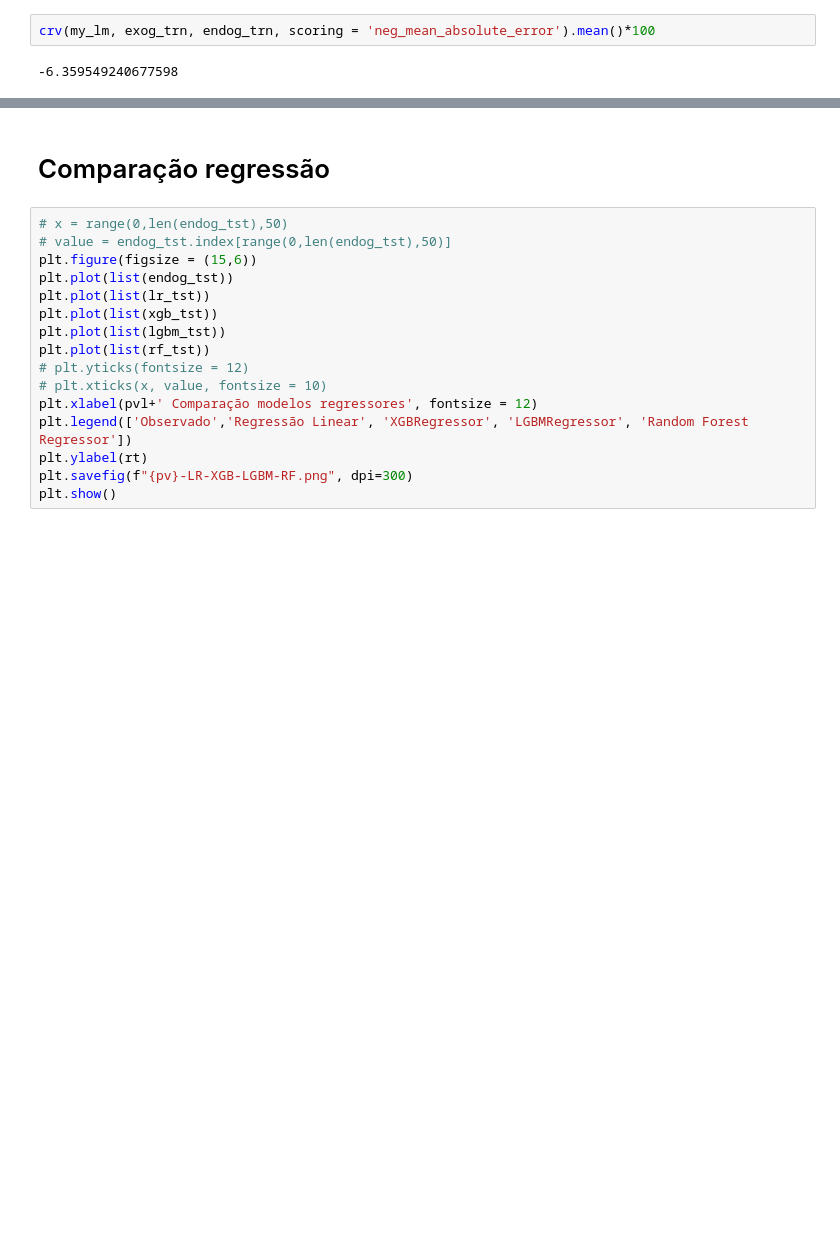
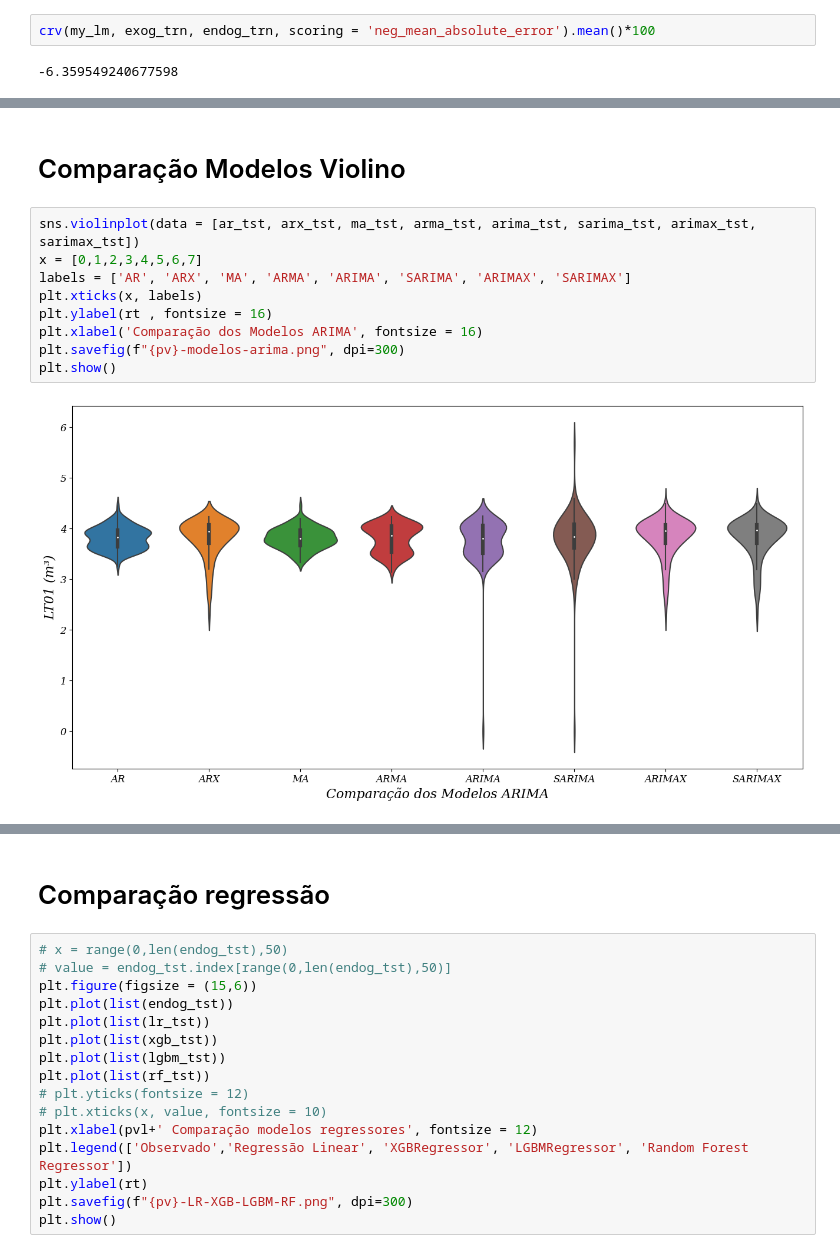
Before and after one commit to TheTchesko/Mestre-Tchesko, a Jupyter notebook: Modelos em Python/Modelos ARIMA.ipynb, the cells around one changed output, grey strips where cells are left out. Cells and saved outputs as stored; diff of their text form; blank space fills up the shorter version.

```diff
--- a/Modelos em Python/Modelos ARIMA.ipynb
+++ b/Modelos em Python/Modelos ARIMA.ipynb
@@ -2081,0 +2071,13 @@ crv(my_rf, exog_trn, endog_trn, scoring = 'neg_mean_absolute_error').mean()*100
+# %% [markdown]
+#  Comparação Modelos Violino
+# %%
+sns.violinplot(data = [ar_tst, arx_tst, ma_tst, arma_tst, arima_tst, sarima_tst, arimax_tst, sarimax_tst])
+x = [0,1,2,3,4,5,6,7]
+labels = ['AR', 'ARX', 'MA', 'ARMA', 'ARIMA', 'SARIMA', 'ARIMAX', 'SARIMAX']
+plt.xticks(x, labels)
+plt.ylabel(rt , fontsize = 16)
+plt.xlabel('Comparação dos Modelos ARIMA', fontsize = 16)
+plt.savefig(f"{pv}-modelos-arima.png", dpi=300)
+plt.show()
+# %% [output]
+[figure, added]
```
Also changed, not shown: parts of 17 cells of this notebook, 55 other files.
